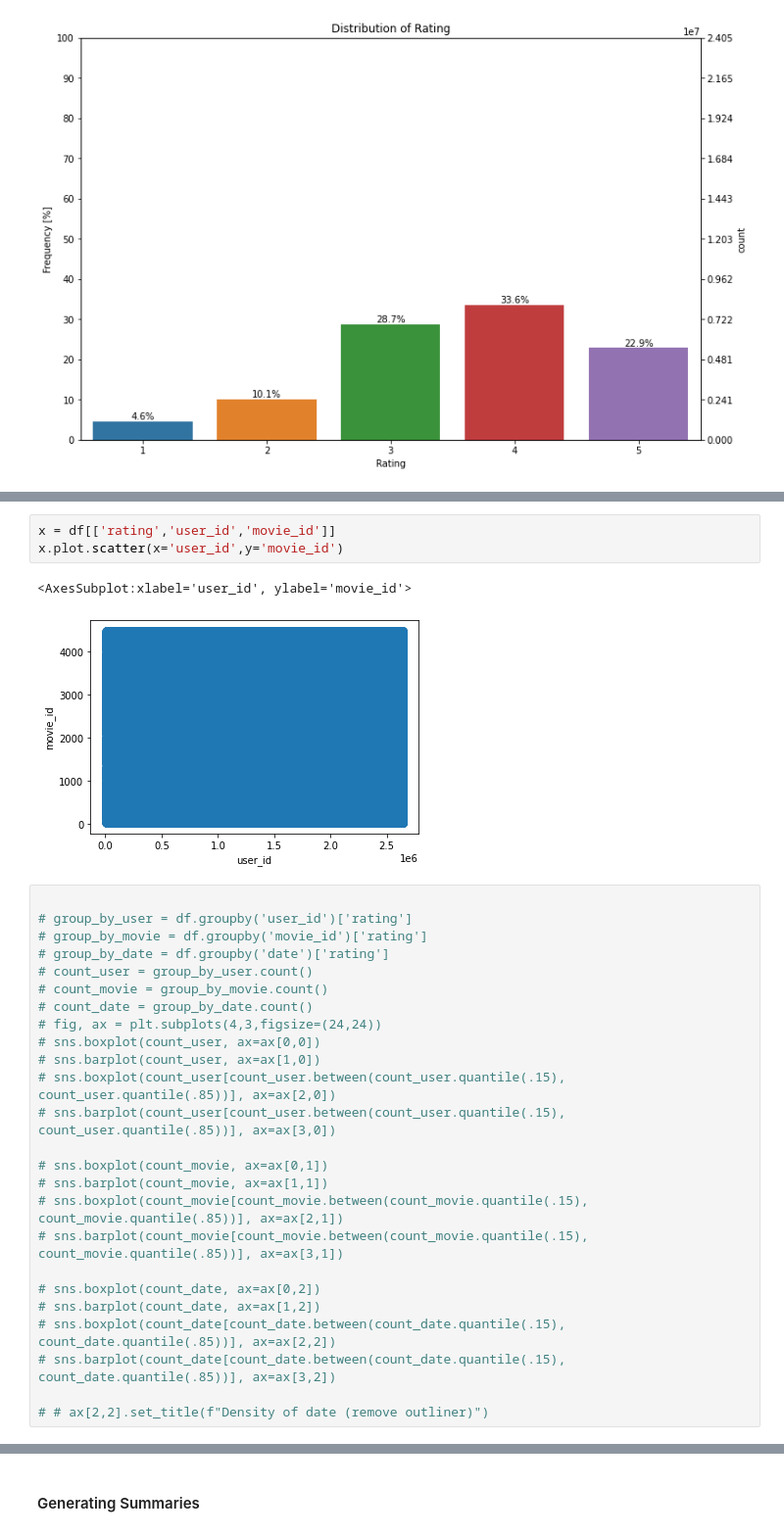
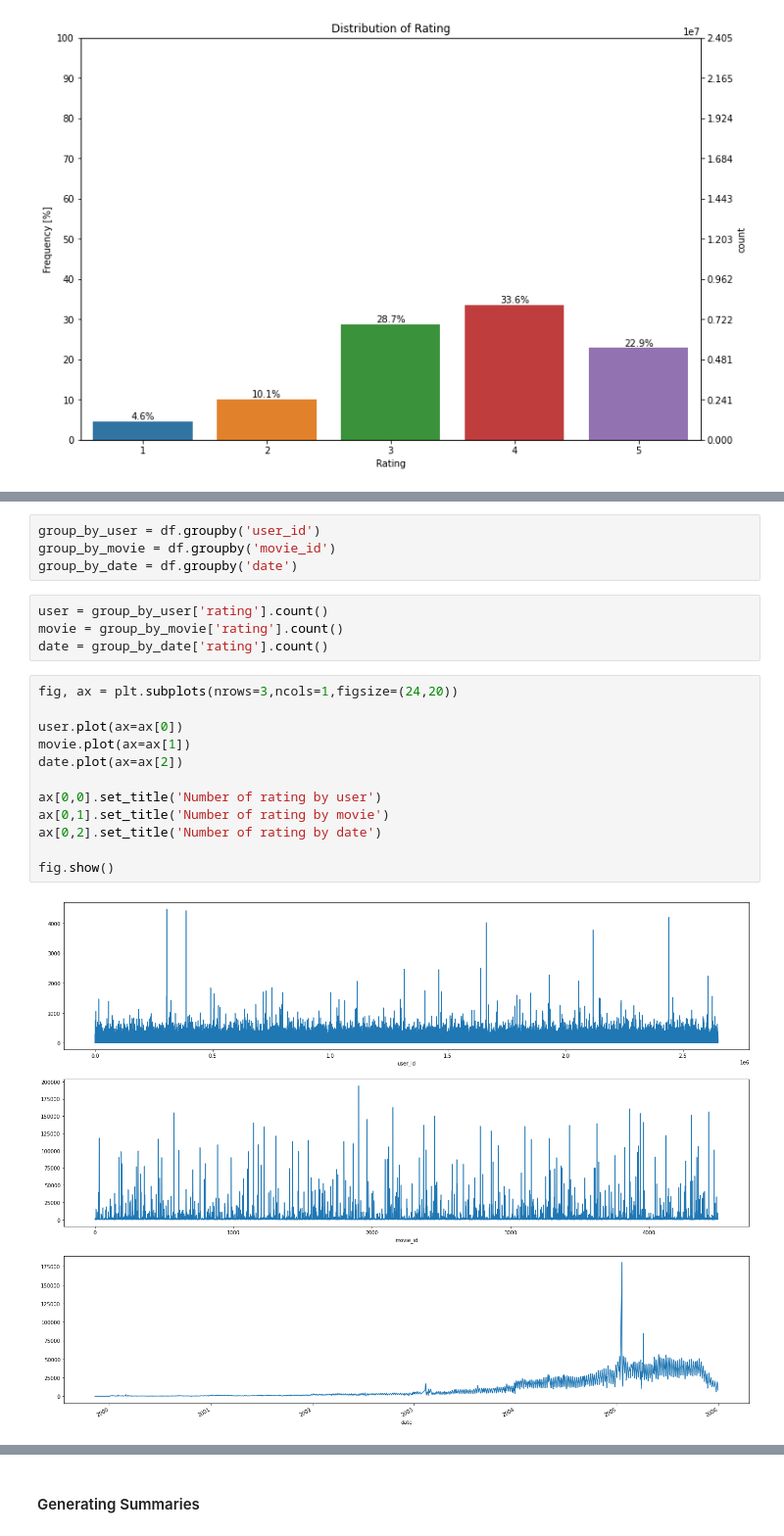
Before and after one commit to LamHo220/movie-recommender, a Jupyter notebook: DataExploration/NetflixPrize.ipynb, the cells around one changed output, grey strips where cells are left out. Shown at 98% size. Saved outputs shown, nothing was run; the diff lists cells and outputs as text.

```diff
--- a/DataExploration/NetflixPrize.ipynb
+++ b/DataExploration/NetflixPrize.ipynb
@@ -268,31 +241,22 @@ sns.pairplot(df,hue='rating')
-# %%
-x = df[['rating','user_id','movie_id']]
-x.plot.scatter(x='user_id',y='movie_id')
-# %% [output]
-<AxesSubplot:xlabel='user_id', ylabel='movie_id'>
-[figure, removed]
-# %%
-
-# group_by_user = df.groupby('user_id')['rating']
-# group_by_movie = df.groupby('movie_id')['rating']
-# group_by_date = df.groupby('date')['rating']
-# count_user = group_by_user.count()
-# count_movie = group_by_movie.count()
-# count_date = group_by_date.count()
-# fig, ax = plt.subplots(4,3,figsize=(24,24))
-# sns.boxplot(count_user, ax=ax[0,0])
-# sns.barplot(count_user, ax=ax[1,0])
-# sns.boxplot(count_user[count_user.between(count_user.quantile(.15), count_user.quantile(.85))], ax=ax[2,0])
-# sns.barplot(count_user[count_user.between(count_user.quantile(.15), count_user.quantile(.85))], ax=ax[3,0])
-
-# sns.boxplot(count_movie, ax=ax[0,1])
-# sns.barplot(count_movie, ax=ax[1,1])
-# sns.boxplot(count_movie[count_movie.between(count_movie.quantile(.15), count_movie.quantile(.85))], ax=ax[2,1])
-# sns.barplot(count_movie[count_movie.between(count_movie.quantile(.15), count_movie.quantile(.85))], ax=ax[3,1])
-
-# sns.boxplot(count_date, ax=ax[0,2])
-# sns.barplot(count_date, ax=ax[1,2])
-# sns.boxplot(count_date[count_date.between(count_date.quantile(.15), count_date.quantile(.85))], ax=ax[2,2])
-# sns.barplot(count_date[count_date.between(count_date.quantile(.15), count_date.quantile(.85))], ax=ax[3,2])
-
-# # ax[2,2].set_title(f"Density of date (remove outliner)")
+# %%
+group_by_user = df.groupby('user_id')
+group_by_movie = df.groupby('movie_id')
+group_by_date = df.groupby('date')
+# %%
+user = group_by_user['rating'].count()
+movie = group_by_movie['rating'].count()
+date = group_by_date['rating'].count()
+# %%
+fig, ax = plt.subplots(nrows=3,ncols=1,figsize=(24,20))
+
+user.plot(ax=ax[0])
+movie.plot(ax=ax[1])
+date.plot(ax=ax[2])
+
+ax[0,0].set_title('Number of rating by user')
+ax[0,1].set_title('Number of rating by movie')
+ax[0,2].set_title('Number of rating by date')
+
+fig.show()
+# %% [output]
+[figure, added]
```
Also changed, not shown: parts of 16 cells of this notebook.
